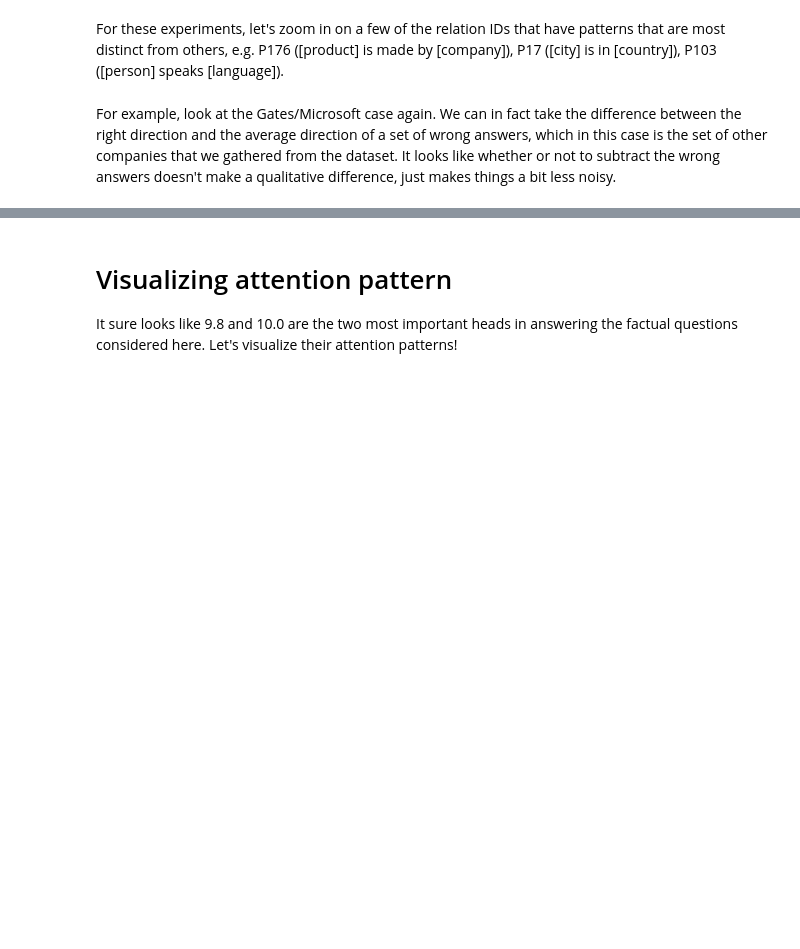
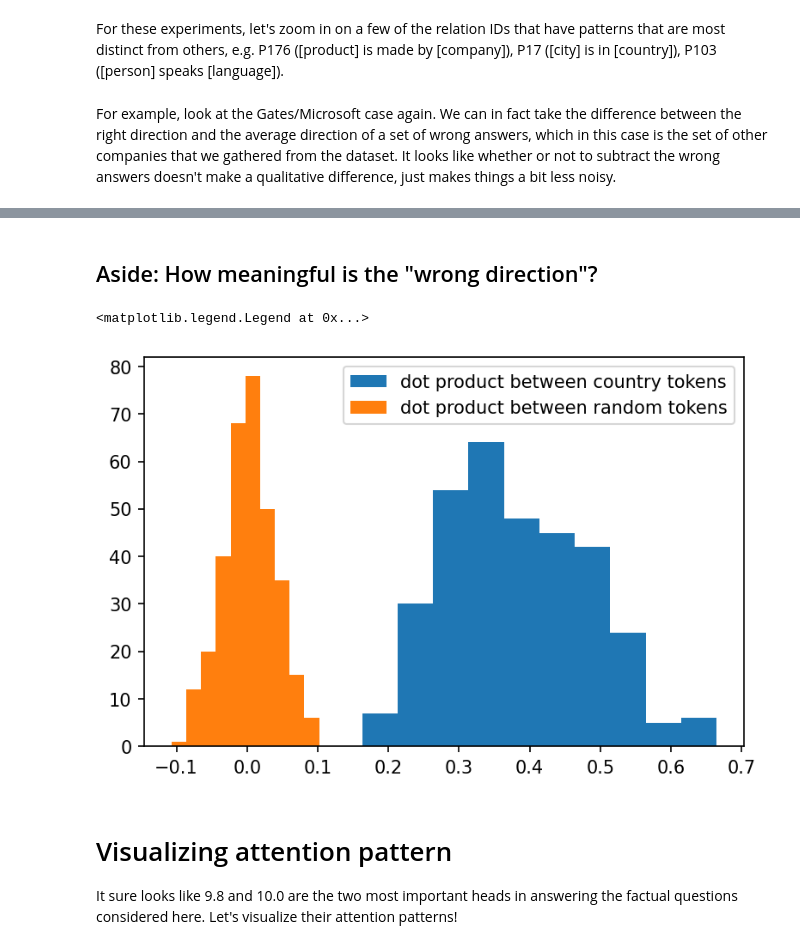
Before and after one commit to haoxing-du/facts-in-llms, a Jupyter notebook: Facts_in_GPT2_sm.ipynb, the cells around one changed output, grey strips where cells are left out. Saved outputs shown, nothing was run; the diff lists cells and outputs as text; code cells hidden in the pictures; blank space fills up the shorter version.

```diff
--- a/Facts_in_GPT2_sm.ipynb
+++ b/Facts_in_GPT2_sm.ipynb
@@ -131,7 +112,7 @@ def sample_next_token(
     return logits
 # %%
 # sampling example
-input = "Steve Jobs founded"
+input = "The Eiffel Tower is in"
 input_tokens = model.tokenizer.encode(input)
 
 logits = sample_next_token(model, torch.LongTensor(input_tokens).to(device))
@@ -650,6 +631,36 @@ writing_direction_heatmap(model,
 Dataset size: 27
 [('The official language of Armenia is', 'Armenian'), ('In England, an official language is', 'English'), ('In Serbia, the language spoken is', 'Serbian'), ('In Canary Islands, the language spoken is' ...
 [interactive output not drawn]
+# %% [markdown]
+## Aside: How meaningful is the "wrong direction"?
+# %%
+# Look at the direction of countries in embedding space
+# All countries on my list are single tokens!
+n = len(countries)
+model_unembed = model.unembed.W_U.detach().cpu()
+country_dirs = torch.zeros((n, 768))
+for i, country in enumerate(list(countries)):
+    tokens = model.tokenizer.encode(" " + country)[0]
+    country_dirs[i] = model_unembed[tokens]
+
+country_dirs = F.normalize(country_dirs, dim=1)
+
+random_dirs = torch.randn((n, 768))
+random_dirs = F.normalize(random_dirs, dim=1)
+
+country_dots, random_dots = [], []
+for i in range(n):
+    for j in range(i+1,n):
+        country_dots.append(torch.dot(country_dirs[i], country_dirs[j]).item())
+        random_dots.append(torch.dot(random_dirs[i], random_dirs[j]).item())
+
+fig = plt.figure(figsize=(6,4), dpi=150)
+plt.hist(country_dots, label="dot product between country tokens")
+plt.hist(random_dots, label="dot product between random tokens")
+plt.legend()
+# %% [output]
+<matplotlib.legend.Legend at 0x...>
+[figure, added]
 # %% [markdown]
 # Visualizing attention pattern
 
```
Also changed, not shown: parts of 7 cells of this notebook, 1 other file.
